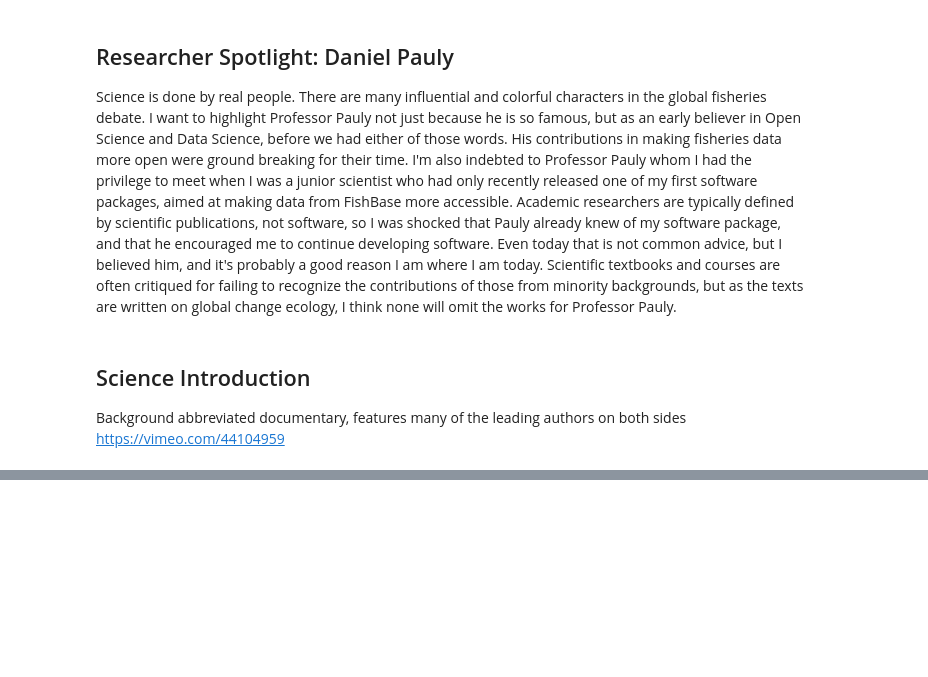
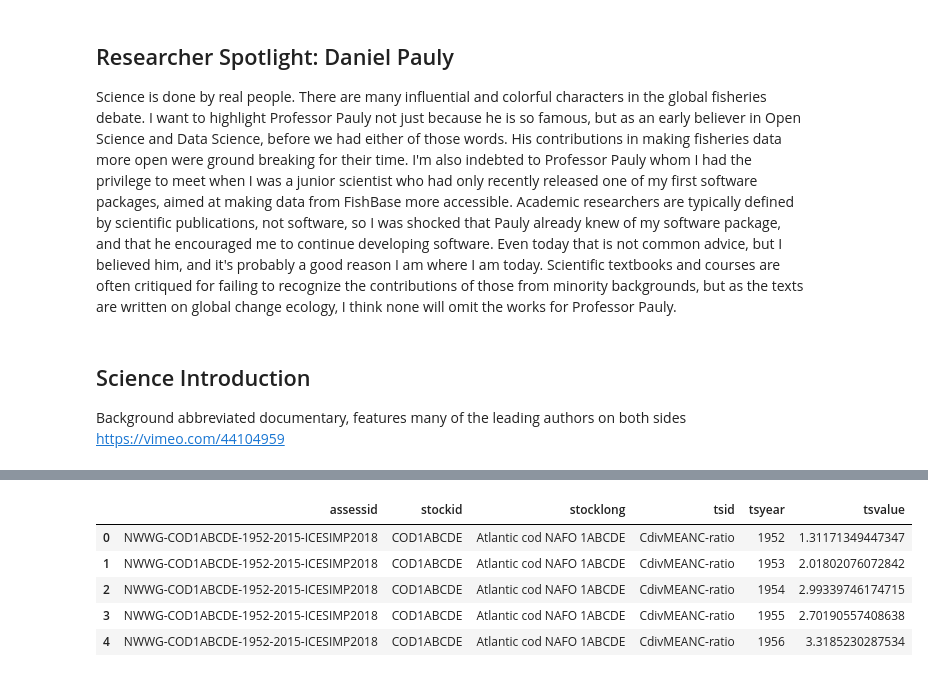
Before and after one commit to espm-288/fish-pam-shruti-paridhi-1, a Jupyter notebook: notebook.ipynb, the cells around one changed output, grey strips where cells are left out. Saved outputs shown, nothing was run; the diff lists cells and outputs as text; code cells hidden in the pictures; blank space fills up the shorter version.

```diff
--- a/notebook.ipynb
+++ b/notebook.ipynb
@@ -23,0 +97,9 @@ import seaborn.objects as so
+# %%
+timeseries.filter(_.stockid == "COD1ABCDE").head().execute()
+# %% [output]
+|  | assessid | stockid | stocklong | tsid | tsyear | tsvalue |
+| 0 | NWWG-COD1ABCDE-1952-2015-ICESIMP2018 | COD1ABCDE | Atlantic cod NAFO 1ABCDE | CdivMEANC-ratio | 1952 | 1.31171349447347 |
+| 1 | NWWG-COD1ABCDE-1952-2015-ICESIMP2018 | COD1ABCDE | Atlantic cod NAFO 1ABCDE | CdivMEANC-ratio | 1953 | 2.01802076072842 |
+| 2 | NWWG-COD1ABCDE-1952-2015-ICESIMP2018 | COD1ABCDE | Atlantic cod NAFO 1ABCDE | CdivMEANC-ratio | 1954 | 2.99339746174715 |
+| 3 | NWWG-COD1ABCDE-1952-2015-ICESIMP2018 | COD1ABCDE | Atlantic cod NAFO 1ABCDE | CdivMEANC-ratio | 1955 | 2.70190557408638 |
+| 4 | NWWG-COD1ABCDE-1952-2015-ICESIMP2018 | COD1ABCDE | Atlantic cod NAFO 1ABCDE | CdivMEANC-ratio | 1956 | 3.3185230287534 |
```
Also changed, not shown: parts of 5 cells of this notebook.
